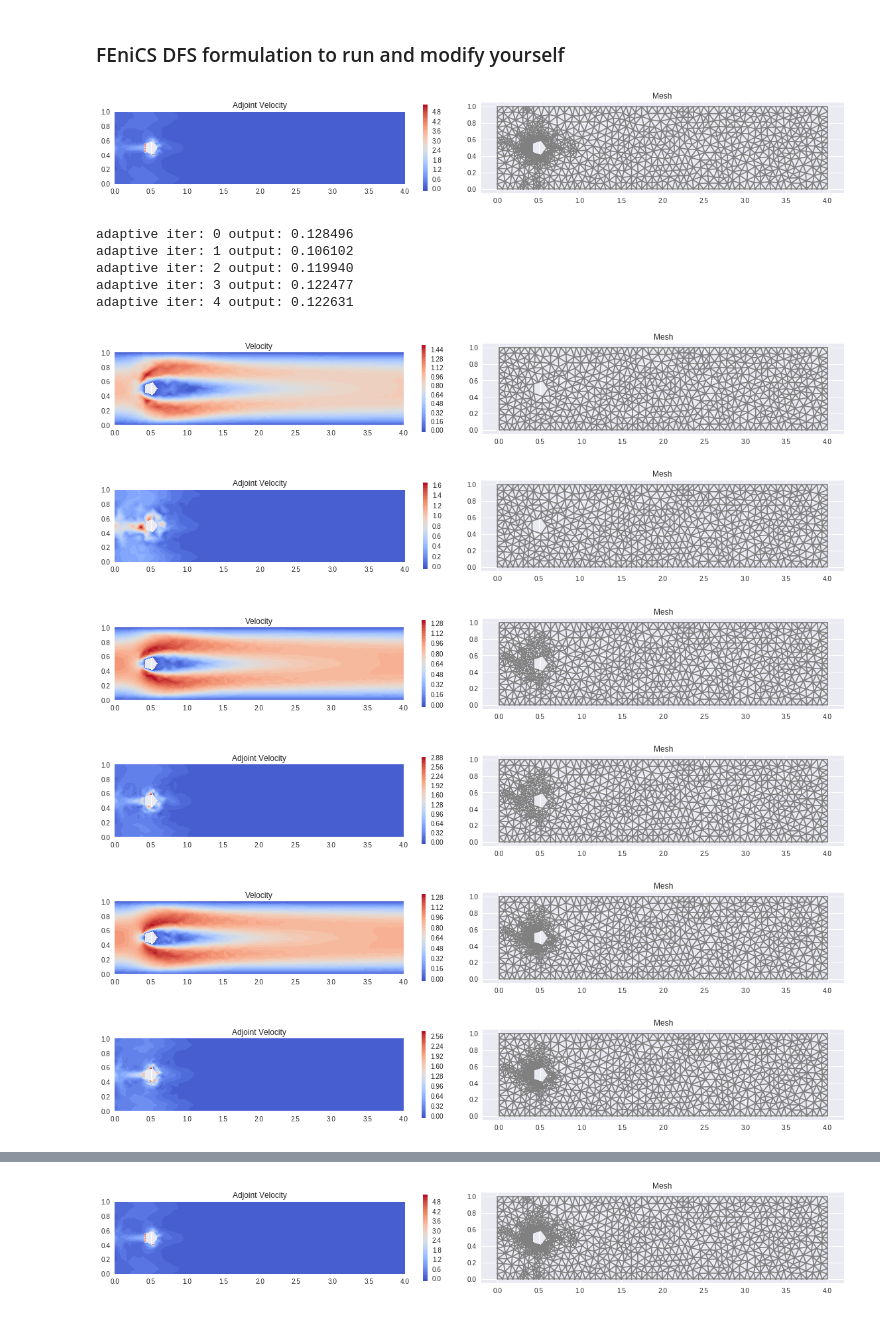
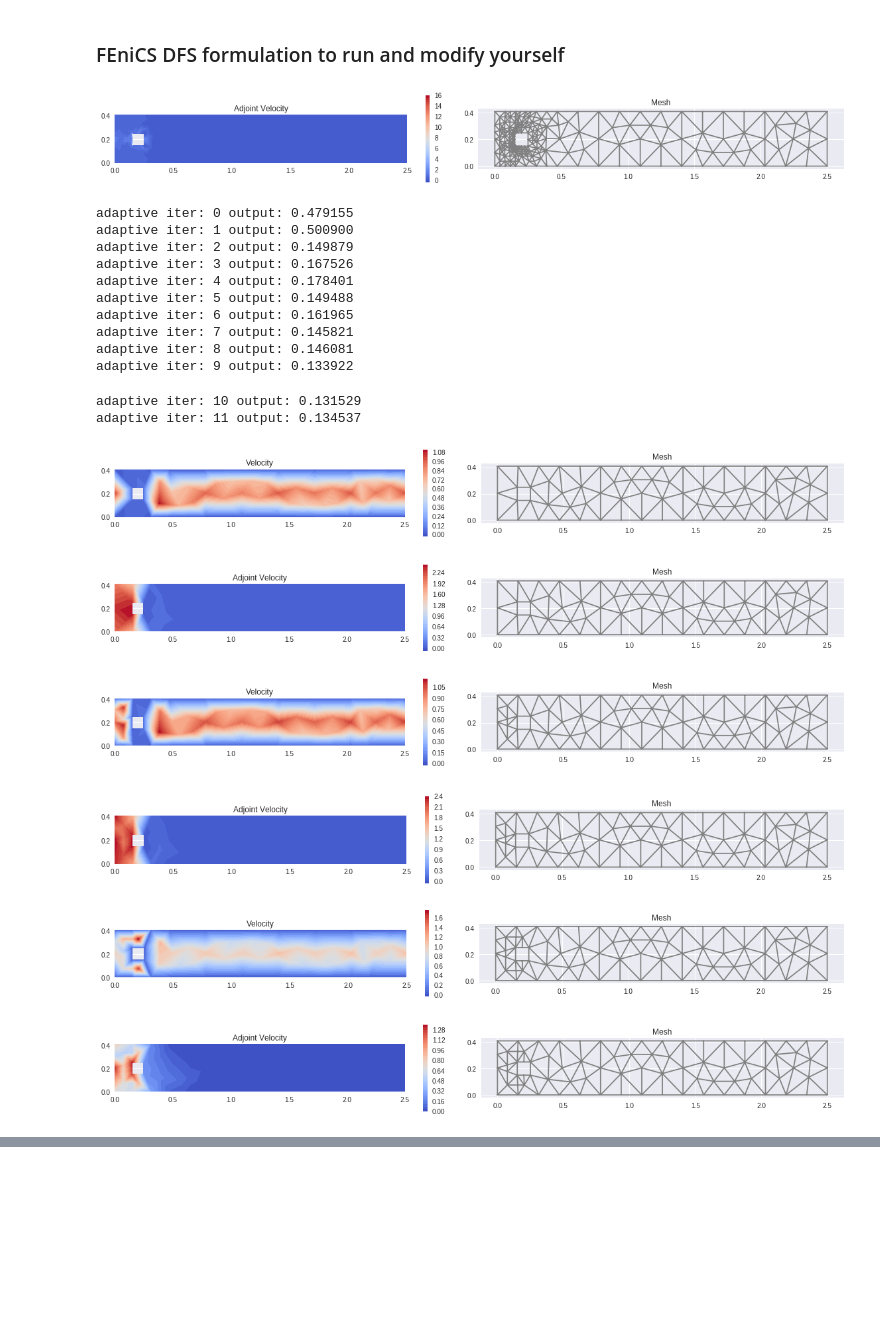
Before and after one commit to johanjan/MOOC-HPFEM-source, a Jupyter notebook: MOOC_HPFEM_Adaptivity.ipynb, the cells around one changed output, grey strips where cells are left out. Drawn from its saved outputs; the diff is of its cells as text; code cells hidden in the pictures; blank space fills up the shorter version.

Commit message:
Clean up and verify adaptivity.

```diff
--- a/MOOC_HPFEM_Adaptivity.ipynb
+++ b/MOOC_HPFEM_Adaptivity.ipynb
@@ -69,29 +69,20 @@ def plot_compact_static(u, QQ, label = "Velocity"): # Compact plot utility funct
 
   return (pl, ax)
 
-XMIN = 0.; XMAX = 4; YMIN = 0; YMAX = 1.; G = [XMIN, XMAX, YMIN, YMAX]; eps = 1e-5; mresolution=30 # Geometry and mesh
-mesh = generate_mesh(Rectangle(Point(G[0], G[2]), Point(G[1], G[3])) - Circle(Point(.5, .5), .1), mresolution)
-
+XMIN = 0.; XMAX = 2.5; YMIN = 0; YMAX = 0.41; G = [XMIN, XMAX, YMIN, YMAX]; eps = 1e-5; mresolution=10 # Geometry and mesh
+ghole = [0.15, 0.25, 0.15, 0.25];
+mesh = generate_mesh(Rectangle(Point(G[0], G[2]), Point(G[1], G[3])) - Rectangle(Point(ghole[0],ghole[2]),Point(ghole[1],ghole[3]) ), mresolution)
 
 stepcounter = 0; pl = None; ax = None
 # %%
-# Copyright (c) 2017-2018 Johan Jansson, Cem Degirmenci and David Kamensky
+# Copyright (c) 2017-2018 Johan Jansson, Cem Degirmenci
 
-class InnerBoundary(SubDomain):
-    def inside(self, x, on_boundary):
-        return on_boundary and(x[0] > XMIN + eps and x[1] >  YMIN + eps and x[0] < XMAX - eps and x[1] < YMAX- eps)
-
-class PsiMarker(UserExpression):
-    def eval(self, values, x):
-        ib = InnerBoundary()
-
-        if(ib.inside(x, True)):
-            values[0] = 1.0
-        else:
-            values[0] = 0.0
+XMIN = 0.; XMAX = 2.5; YMIN = 0; YMAX = 0.41; G = [XMIN, XMAX, YMIN, YMAX]; eps = 1e-5; mresolution=10 # Geometry and mesh
+ghole = [0.15, 0.25, 0.15, 0.25];
+mesh = generate_mesh(Rectangle(Point(G[0], G[2]), Point(G[1], G[3])) - Rectangle(Point(ghole[0],ghole[2]),Point(ghole[1],gho
 
 def M(mesh, u, p):
-
+  """Output functional"""
   def epsilon(z):
     return 0.5*(grad(z) + grad(z).T)
 
@@ -111,8 +102,12 @@ def M(mesh, u, p):
 
   return M1
 
+nu = 4e-3; # Viscosity
+adaptive = True; adapt_ratio = 0.03; maxiters = 12
+
 clear_output();
 for i in range(0, maxiters):
+  # Declare FE spaces
   VE = VectorElement("CG", mesh.ufl_cell(), 1); QE = FiniteElement("CG", mesh.ufl_cell(), 1); h = CellDiameter(mesh); # FEM functions
   WE = VE * QE; W = FunctionSpace(mesh, WE); V = FunctionSpace(mesh, VE); Q = FunctionSpace(mesh, QE) # Make a mixed space
   wt = TestFunction(W); (v, q) = (as_vector((wt[0], wt[1])), wt[2]);
@@ -128,56 +123,60 @@ for i in range(0, maxiters):
   om = Expression("x[0] > XMAX - eps ? 1. : 0.", XMAX=XMAX, eps=eps, element = Q.ufl_element()) # Mark regions for boundary conditions
   im = Expression("x[0] < XMIN + eps ? 1. : 0.", XMIN=XMIN, eps=eps, element = Q.ufl_element())
   nm = Expression("x[0] > XMIN + eps && x[0] < XMAX - eps ? 1. : 0.", XMIN=XMIN, XMAX=XMAX, eps=eps, element = Q.ufl_element())
-
-  nu = 4e-3; d = .2*h**(3./2.);   # Timestep, viscosity and stabilization parameters
-  gamma = 10*1./h # Penalty parameter
-  adaptive = True; adapt_ratio = 0.03; maxiters = 5
-
-  psimarker = PsiMarker(degree=2, element = Q.ufl_element())
+  psimarker = Expression("x[0] > XMIN + eps && x[1] >  YMIN + eps && x[0] < XMAX - eps && x[1] < YMAX - eps ? 1. : 0.",
+                         XMIN=XMIN, XMAX=XMAX, YMIN=YMIN, YMAX=YMAX, eps=eps, element = Q.ufl_element())
 
   n = FacetNormal(mesh)
+  d = .2*h**(3./2.); # Stabilization parameter
+  gamma = 10*1./h # Penalty parameter
 
   r = ((inner(grad(p) + grad(u)*u, v) + nu*inner(grad(u), grad(v)) + div(u)*q)*dx +
        gamma*(om*p*q + im*inner(u - uin, v) + nm*inner(u, v))*ds + # Weak boundary conditions
       d*(inner(grad(p) + grad(u)*u, grad(q) + grad(u)*v) + inner(div(u), div(v)))*dx) # Stabilization
   solve(r==0, w)  # Solve the Navier-Stokes PDE (stationary)
   plot_compact_static(u, Q, "Velocity") # Plot all quantities (see implementation above)
 
   output = assemble(M(mesh, u, p))
   print("adaptive iter: %d output: %f" % (i, output))
 
-  a_dual = adjoint(derivative(r, w))
+  a_dual = adjoint(derivative(r, w)) # Construct the adjoint problem
   L_dual = M(mesh, v, q)
   solve(a_dual==L_dual, phi)  # Solve the adjoint Navier-Stokes PDE (stationary)
 
   plot_compact_static(phi, Q, "Adjoint Velocity") # Plot all quantities (see implementation above)
 
-  Lei = replace(r, {wt:phi*z});
+  Lei = replace(r, {wt:phi*z}); # Construct error indicators
   ei = assemble(Lei);
   gamma = abs(ei.get_local()) # Get value array (assume serial implementation)
 
   # Mark cells for refinement
   cell_markers = MeshFunction("bool", mesh, mesh.topology().dim())
   gamma_0 = sorted(gamma, reverse=True)[int(len(gamma)*adapt_ratio) - 1]
   for c in cells(mesh):
       cell_markers[c] = gamma[c.index()] > gamma_0
 
-  # Refine mesh
-  if adaptive:
+  if adaptive: # Refine mesh
       rmesh = refine(mesh, cell_markers)
   else:
       rmesh = refine(mesh)
-  mesh = rmesh
+  mesh = rmesh # Shift to next adaptive iteration
 # %% [output]
-[figure, old version]
+[figure, new version]
-adaptive iter: 0 output: 0.128496
-adaptive iter: 1 output: 0.106102
-adaptive iter: 2 output: 0.119940
-adaptive iter: 3 output: 0.122477
-adaptive iter: 4 output: 0.122631
+adaptive iter: 0 output: 0.479155
+adaptive iter: 1 output: 0.500900
+adaptive iter: 2 output: 0.149879
+adaptive iter: 3 output: 0.167526
+adaptive iter: 4 output: 0.178401
+adaptive iter: 5 output: 0.149488
+adaptive iter: 6 output: 0.161965
+adaptive iter: 7 output: 0.145821
+adaptive iter: 8 output: 0.146081
+adaptive iter: 9 output: 0.133922
+adaptive iter: 10 output: 0.131529
+adaptive iter: 11 output: 0.134537
-[figure, old version]
+[figure, new version]
-[figure, old version]
+[figure, new version]
-[figure, old version]
+[figure, new version]
-[figure, old version]
+[figure, new version]
-[figure, old version]
+[figure, new version]
-[figure, old version]
+[figure, new version]
@@ -187 +185,0 @@ adaptive iter: 4 output: 0.122631
-[figure, removed]
```
Also changed, not shown: parts of 1 cell of this notebook.
